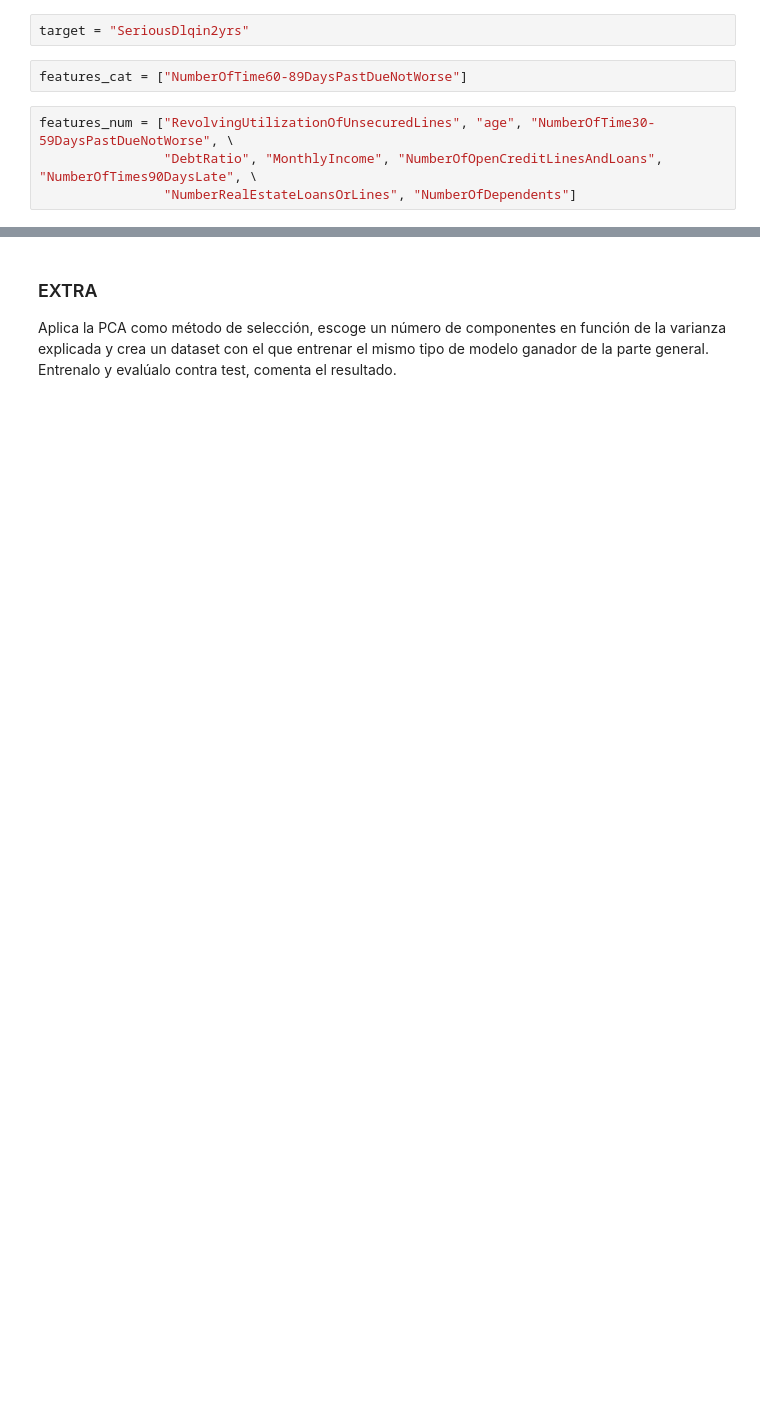
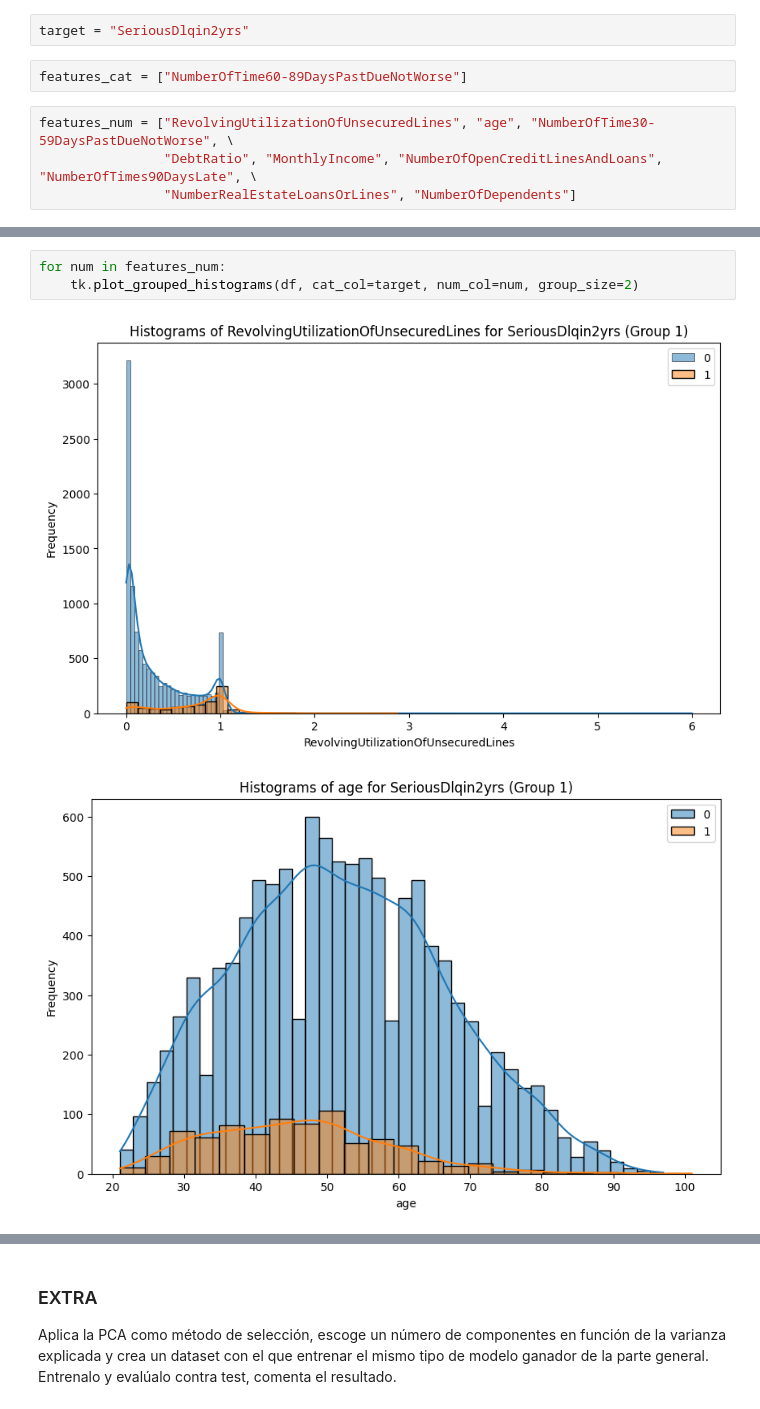
Before and after one commit to Anttt4/ONLINE_DS_THEBRIDGE_Antonio_Carreno_Jimenez, a Jupyter notebook: Sprint 14/Unidad 2/Práctica Obligatoria/18_Practica_Obligatoria_Seleccion_Features.ipynb, the cells around one changed output, grey strips where cells are left out. Drawn from its saved outputs; the diff is of its cells as text; blank space fills up the shorter version.

```diff
--- a/Sprint 14/Unidad 2/Práctica Obligatoria/18_Practica_Obligatoria_Seleccion_Features.ipynb
+++ b/Sprint 14/Unidad 2/Práctica Obligatoria/18_Practica_Obligatoria_Seleccion_Features.ipynb
@@ -102,0 +146,6 @@ features_num = ["RevolvingUtilizationOfUnsecuredLines", "age", "NumberOfTime30-5
+# %%
+for num in features_num:
+    tk.plot_grouped_histograms(df, cat_col=target, num_col=num, group_size=2)
+# %% [output]
+[figure, added]
+[figure, added]
```
Also changed, not shown: parts of 59 cells of this notebook.
